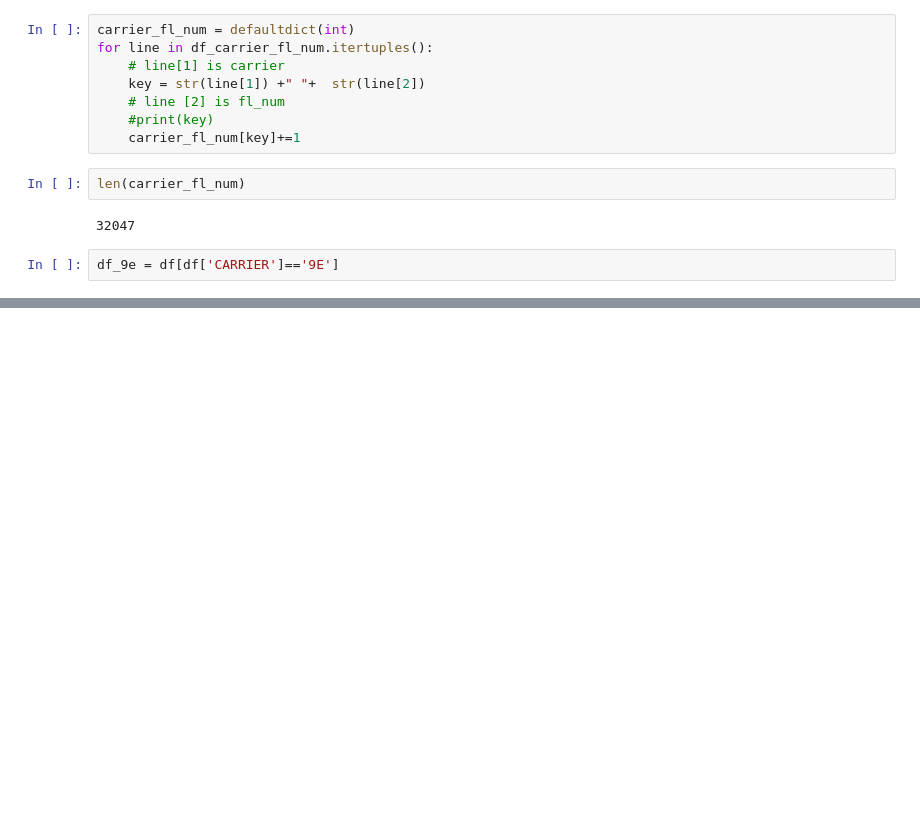
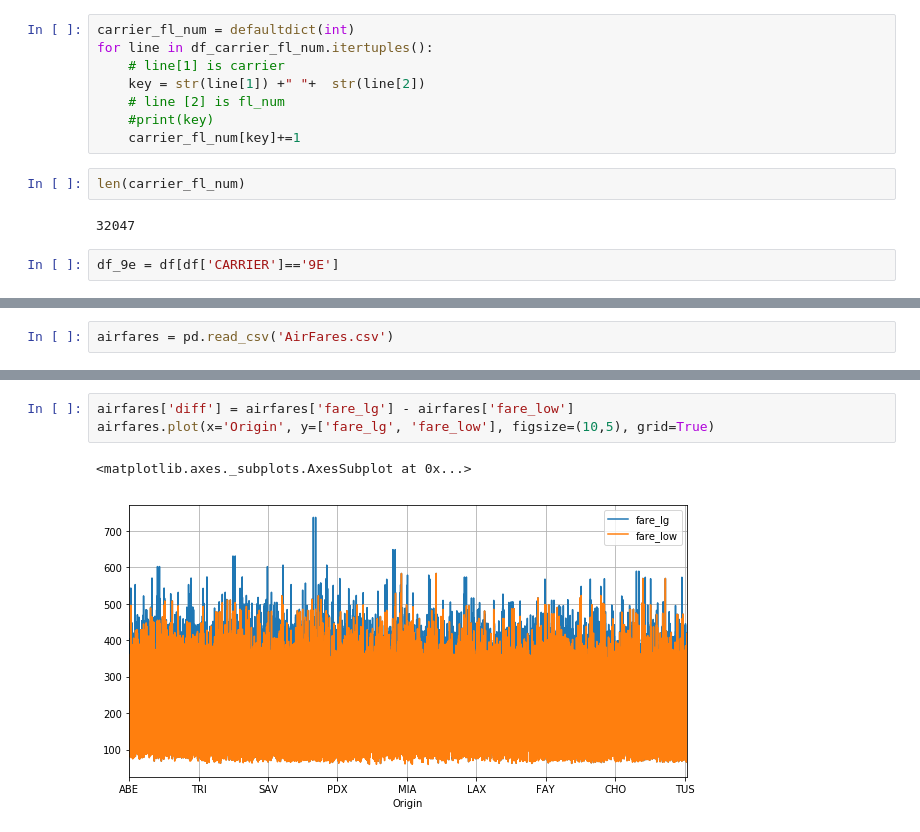
Before and after one commit to sukantoguha/Data-Pirates, a Jupyter notebook: Airlines.ipynb, the cells around one changed output, grey strips where cells are left out. Drawn from its saved outputs; the diff is of its cells as text; blank space fills up the shorter version.

Commit message:
Airline airfare analysis present in Airlines.ipynb - probably not the best file name

```diff
--- a/Airlines.ipynb
+++ b/Airlines.ipynb
@@ -110,0 +166,2 @@ df_9e
+# %%
+airfares = pd.read_csv('AirFares.csv')
@@ -110,0 +179,6 @@ df_9e
+# %%
+airfares['diff'] = airfares['fare_lg'] - airfares['fare_low']
+airfares.plot(x='Origin', y=['fare_lg', 'fare_low'], figsize=(10,5), grid=True)
+# %% [output]
+<matplotlib.axes._subplots.AxesSubplot at 0x...>
+[figure, added]
```
Also changed, not shown: parts of 60 cells of this notebook.
